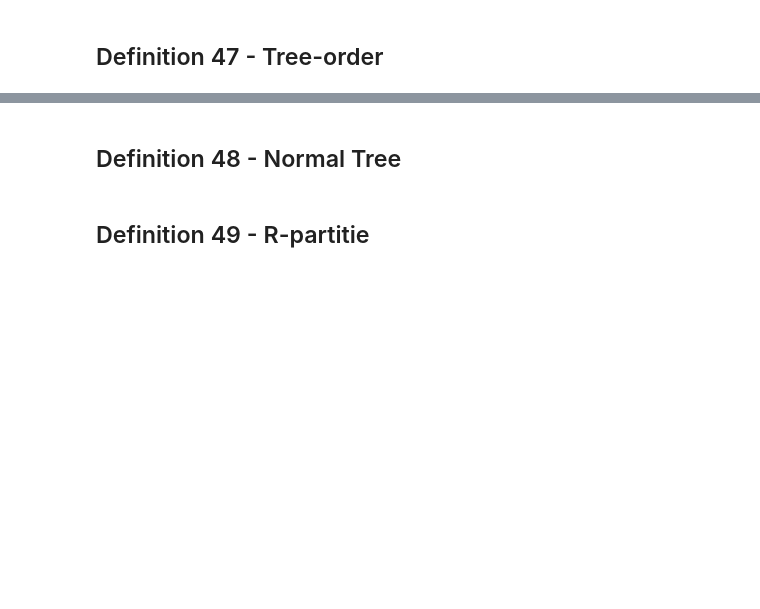
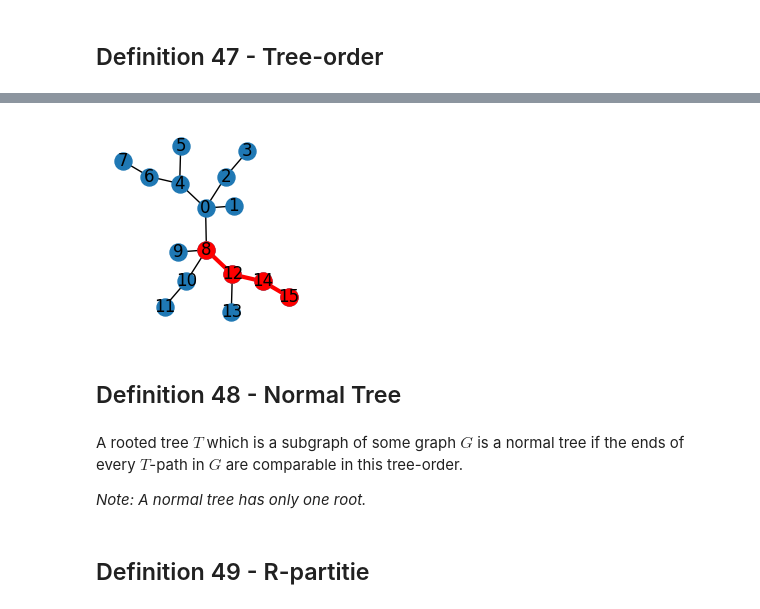
Before and after one commit to lipinski/graph-theory, a Jupyter notebook: definitions.ipynb, the cells around one changed output, grey strips where cells are left out. Cells and saved outputs as stored; diff of their text form; code cells hidden in the pictures; blank space fills up the shorter version.

Commit message:
Add Tree-order Normal Tree R-partite Complete Part

```diff
--- a/definitions.ipynb
+++ b/definitions.ipynb
@@ -948,4 +956,25 @@ nx.draw_networkx_nodes(H, pos=nx.kamada_kawai_layout(H), nodelist=leaves, node_s
+# %%
+H = nx.binomial_tree(4)
+degrees = nx.degree(H)
+leaves = list(map(lambda x: x[0], filter(lambda x: x[1]==1, degrees)))
+
+# Take all paths from the root to a leaf node. Check if leaf node's id is higher from his predecessor.
+for leaf in leaves:
+    path = nx.shortest_path(H, 0, leaf)
+    is_monotonic = np.all(np.diff(path) > 0)
+    assert is_monotonic == True
+
+fig = plt.figure(figsize=(2, 2))
+nx.draw(H, pos=nx.kamada_kawai_layout(H), node_size=150, with_labels=True);
+nx.draw_networkx_edges(H, pos=nx.kamada_kawai_layout(H), edgelist=[(8, 12), (12, 14), (14, 15)], edge_color='red', width=3);
+nx.draw_networkx_nodes(H, pos=nx.kamada_kawai_layout(H), nodelist=[8, 12, 14, 15], node_size=150, node_color='red');
+# %% [output]
+[figure, added]
 # %% [markdown]
 ## Definition 48 - Normal Tree
+# %% [markdown]
+A rooted tree $T$ which is a subgraph of some graph $G$ is a normal tree if the ends of every $T$-path in $G$ are comparable in this tree-order.
+
+*Note: A normal tree has only one root.*
 # %% [markdown]
 ## Definition 49 - R-partitie
```
Also changed, not shown: parts of 18 cells of this notebook.
